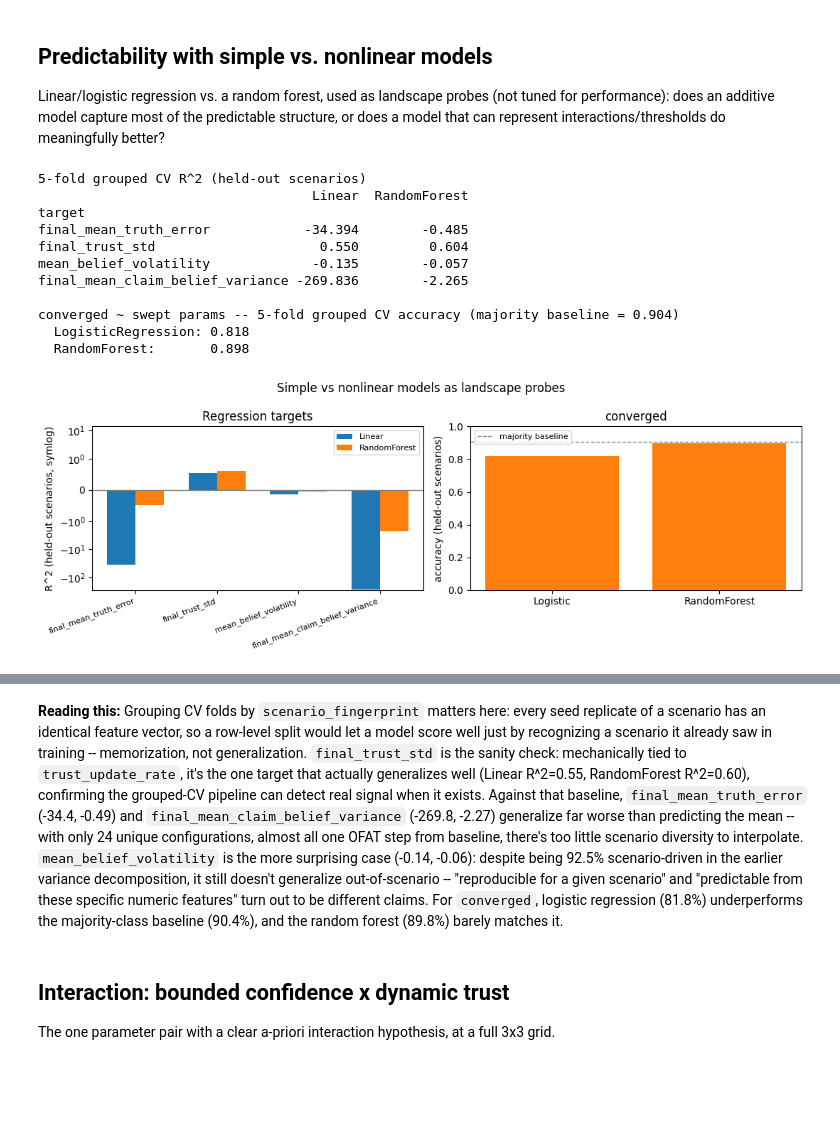
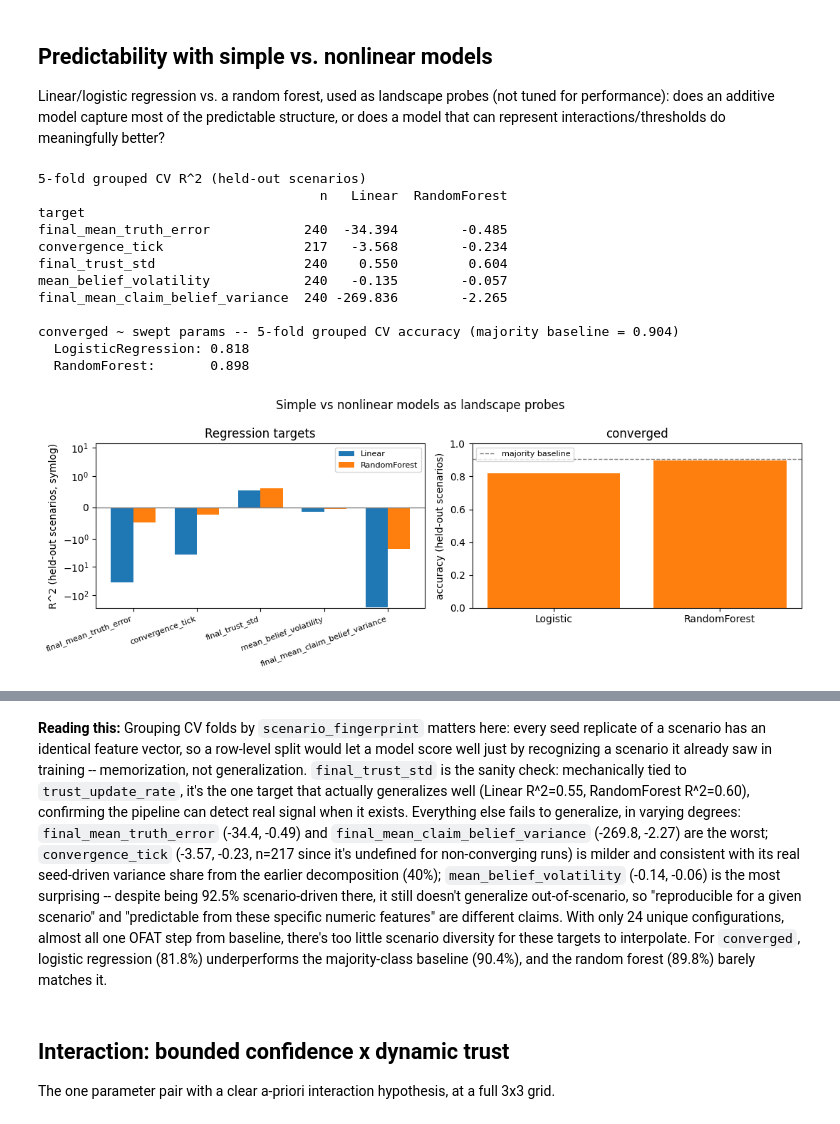
Before and after one commit to samueltesfai/sim-lab, a Jupyter notebook: notebooks/experiments/2026-08-08-baseline-behavior-sweep.ipynb, the cells around one changed output, grey strips where cells are left out. Cells and saved outputs as stored; diff of their text form; code cells hidden in the pictures; blank space fills up the shorter version.

```diff
--- a/notebooks/experiments/2026-08-08-baseline-behavior-sweep.ipynb
+++ b/notebooks/experiments/2026-08-08-baseline-behavior-sweep.ipynb
@@ -563,8 +559,6 @@ plt.show()
 
 Linear/logistic regression vs. a random forest, used as landscape probes (not tuned for performance): does an additive model capture most of the predictable structure, or does a model that can represent interactions/thresholds do meaningfully better?
 # %%
-%%time
-
 # EDIT: feature columns relevant to the swept axes (see extract_scenario_features
 # in simlab/run_analysis.py for the full set of available scenario-feature columns).
 feature_cols = [
@@ -585,6 +579,7 @@ feature_cols = [
 # to be very predictable from these features no matter the model.
 regression_targets = [
     "final_mean_truth_error",
+    "convergence_tick",
     "final_trust_std",
     "mean_belief_volatility",
     "final_mean_claim_belief_variance",
@@ -593,20 +588,23 @@ regression_targets = [
 # -- most binary outcome labels here are close to constant, see Outcome diversity).
 binary_target = "converged"
 
-model_df = truth_anchored.dropna(
-    subset=feature_cols + regression_targets + [binary_target]
-)
-X = model_df[feature_cols].values
 # Grouped by scenario_fingerprint rather than shuffled row-level, since every
 # seed replicate of a scenario shares an identical feature vector -- a
 # row-level split would let a model "recognize" a scenario it already saw in
 # training rather than generalizing to a held-out one.
-groups = model_df["scenario_fingerprint"].values
 gkf = GroupKFold(n_splits=5)
 
+# Each target gets its own dropna rather than one shared subset: a target
+# like convergence_tick is undefined (NaN) whenever a scenario never
+# formally converges, and reusing one filtered frame for every target would
+# silently shrink the sample for targets that have no missing values of
+# their own.
 regression_results = []
 for target in regression_targets:
-    y = model_df[target].values
+    target_df = truth_anchored.dropna(subset=feature_cols + [target])
+    X = target_df[feature_cols].values
+    y = target_df[target].values
+    groups = target_df["scenario_fingerprint"].values
     lin_r2 = cross_val_score(
         LinearRegression(), X, y, cv=gkf, groups=groups, scoring="r2"
     )
@@ -619,29 +617,37 @@ for target in regression_targets:
         scoring="r2",
     )
     regression_results.append(
-        {"target": target, "Linear": lin_r2.mean(), "RandomForest": rf_r2.mean()}
+        {
+            "target": target,
+            "n": len(target_df),
+            "Linear": lin_r2.mean(),
+            "RandomForest": rf_r2.mean(),
+        }
     )
 regression_df = pd.DataFrame(regression_results).set_index("target")
 print("5-fold grouped CV R^2 (held-out scenarios)")
 print(regression_df.round(3).to_string())
 
-y_bin = model_df[binary_target].astype(int).values
+class_df = truth_anchored.dropna(subset=feature_cols + [binary_target])
+y_bin = class_df[binary_target].astype(int).values
 logit_acc = rf_acc = None
 if len(np.unique(y_bin)) > 1:
+    X_bin = class_df[feature_cols].values
+    groups_bin = class_df["scenario_fingerprint"].values
     logit_acc = cross_val_score(
         LogisticRegression(max_iter=1000),
-        X,
+        X_bin,
         y_bin,
         cv=gkf,
-        groups=groups,
+        groups=groups_bin,
         scoring="accuracy",
     )
     rf_acc = cross_val_score(
         RandomForestClassifier(n_estimators=200, random_state=0),
-        X,
+        X_bin,
         y_bin,
         cv=gkf,
-        groups=groups,
+        groups=groups_bin,
         scoring="accuracy",
     )
     print(
@@ -670,36 +676,37 @@ ax1.set_xticks(x)
 ax1.set_xticklabels(regression_targets, rotation=20, ha="right", fontsize=8)
 ax1.set_ylabel("R^2 (held-out scenarios, symlog)")
 ax1.set_title("Regression targets")
 ax1.legend(fontsize=8)
 if logit_acc is not None:
     bars_x = np.arange(2)
     ax2.bar(bars_x, [logit_acc.mean(), rf_acc.mean()], color="tab:orange")
     ax2.axhline(
         y_bin.mean() if y_bin.mean() >= 0.5 else 1 - y_bin.mean(),
         color="gray",
         linestyle="--",
         linewidth=1,
         label="majority baseline",
     )
     ax2.set_xticks(bars_x)
     ax2.set_xticklabels(["Logistic", "RandomForest"])
     ax2.set_ylim(0, 1)
     ax2.set_ylabel("accuracy (held-out scenarios)")
     ax2.set_title(binary_target)
     ax2.legend(fontsize=8)
 fig.suptitle("Simple vs nonlinear models as landscape probes")
 plt.tight_layout()
 plt.show()
 # %% [output]
 5-fold grouped CV R^2 (held-out scenarios)
-                                   Linear  RandomForest
+                                    n   Linear  RandomForest
 target
-final_mean_truth_error            -34.394        -0.485
-final_trust_std                     0.550         0.604
-mean_belief_volatility             -0.135        -0.057
-final_mean_claim_belief_variance -269.836        -2.265
+final_mean_truth_error            240  -34.394        -0.485
+convergence_tick                  217   -3.568        -0.234
+final_trust_std                   240    0.550         0.604
+mean_belief_volatility            240   -0.135        -0.057
+final_mean_claim_belief_variance  240 -269.836        -2.265
 
 converged ~ swept params -- 5-fold grouped CV accuracy (majority baseline = 0.904)
   LogisticRegression: 0.818
   RandomForest:       0.898
-[figure, old version]
+[figure, new version]
@@ -708,5 +713,5 @@ Wall time: 1.71 s
 # %% [markdown]
-**Reading this:** Grouping CV folds by `scenario_fingerprint` matters here: every seed replicate of a scenario has an identical feature vector, so a row-level split would let a model score well just by recognizing a scenario it already saw in training -- memorization, not generalization. `final_trust_std` is the sanity check: mechanically tied to `trust_update_rate`, it's the one target that actually generalizes well (Linear R^2=0.55, RandomForest R^2=0.60), confirming the grouped-CV pipeline can detect real signal when it exists. Against that baseline, `final_mean_truth_error` (-34.4, -0.49) and `final_mean_claim_belief_variance` (-269.8, -2.27) generalize far worse than predicting the mean -- with only 24 unique configurations, almost all one OFAT step from baseline, there's too little scenario diversity to interpolate. `mean_belief_volatility` is the more surprising case (-0.14, -0.06): despite being 92.5% scenario-driven in the earlier variance decomposition, it still doesn't generalize out-of-scenario -- "reproducible for a given scenario" and "predictable from these specific numeric features" turn out to be different claims. For `converged`, logistic regression (81.8%) underperforms the majority-class baseline (90.4%), and the random forest (89.8%) barely matches it.
+**Reading this:** Grouping CV folds by `scenario_fingerprint` matters here: every seed replicate of a scenario has an identical feature vector, so a row-level split would let a model score well just by recognizing a scenario it already saw in training -- memorization, not generalization. `final_trust_std` is the sanity check: mechanically tied to `trust_update_rate`, it's the one target that actually generalizes well (Linear R^2=0.55, RandomForest R^2=0.60), confirming the pipeline can detect real signal when it exists. Everything else fails to generalize, in varying degrees: `final_mean_truth_error` (-34.4, -0.49) and `final_mean_claim_belief_variance` (-269.8, -2.27) are the worst; `convergence_tick` (-3.57, -0.23, n=217 since it's undefined for non-converging runs) is milder and consistent with its real seed-driven variance share from the earlier decomposition (40%); `mean_belief_volatility` (-0.14, -0.06) is the most surprising -- despite being 92.5% scenario-driven there, it still doesn't generalize out-of-scenario, so "reproducible for a given scenario" and "predictable from these specific numeric features" are different claims. With only 24 unique configurations, almost all one OFAT step from baseline, there's too little scenario diversity for these targets to interpolate. For `converged`, logistic regression (81.8%) underperforms the majority-class baseline (90.4%), and the random forest (89.8%) barely matches it.
 # %% [markdown]
 ## Interaction: bounded confidence x dynamic trust
 
```
Also changed, not shown: parts of 3 cells of this notebook, 1 other file.
